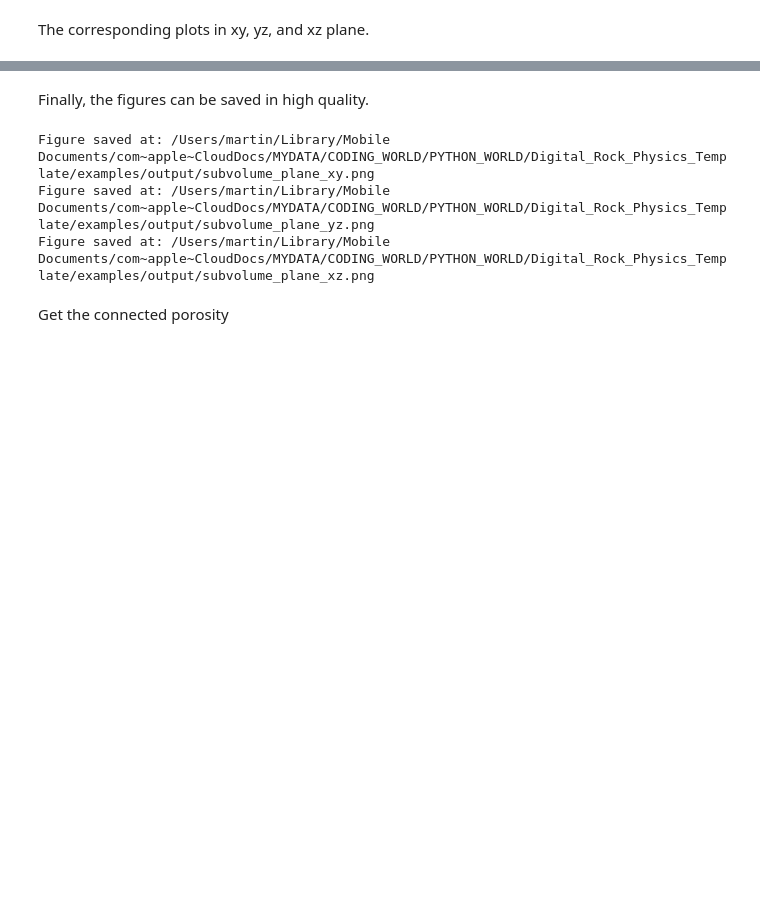
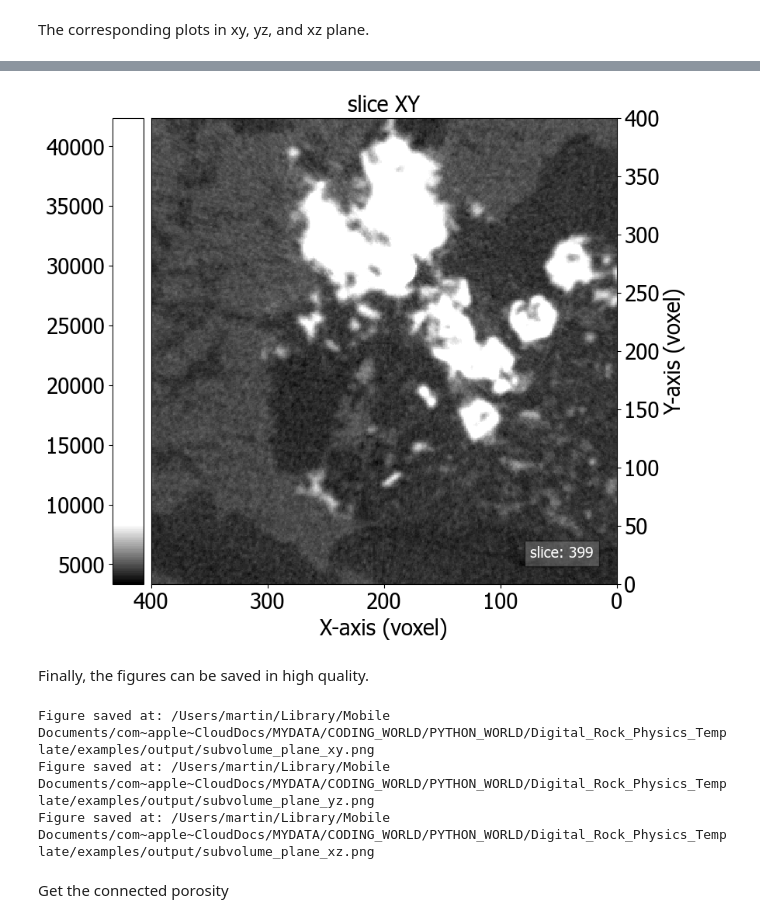
Before and after one commit to m-balcewicz/Digital_Rock_Physics_Template, a Jupyter notebook: examples/get_started_3D_array.ipynb, the cells around one changed output, grey strips where cells are left out. Drawn from its saved outputs; the diff is of its cells as text; code cells hidden in the pictures; blank space fills up the shorter version.

```diff
--- a/examples/get_started_3D_array.ipynb
+++ b/examples/get_started_3D_array.ipynb
@@ -68,3 +90,9 @@ fig_xz, ax = plot_slice(subvolume, paramsfile='subvolume_100_100_100.json', cmap
+# %%
+fig_xy, ax = plot_slice(data_raw, paramsfile='400Cube.json', cmap_set="gray", slice=399, plane='xy', subvolume=None, labels=None, title="slice XY", voxel_size=None, dark_mode=False, cmap_intensity=8)
+# fig_xy, ax = plot_slice(data_raw, paramsfile='400Cube.json', cmap_set="coolwarm", slice=399, plane='xy', subvolume=None, labels=None, title="slice XY", voxel_size=None, dark_mode=False)
+# fig_xy, ax = plot_slice(data_raw, paramsfile='400Cube.json', cmap_set="twilight_shifted", slice=399, plane='xy', subvolume=None, labels=None, title="slice XY", voxel_size=None, dark_mode=False)
+# %% [output]
+[figure, added]
 # %% [markdown]
 Finally, the figures can be saved in high quality.
 # %%
```
Also changed, not shown: parts of 12 cells of this notebook.
